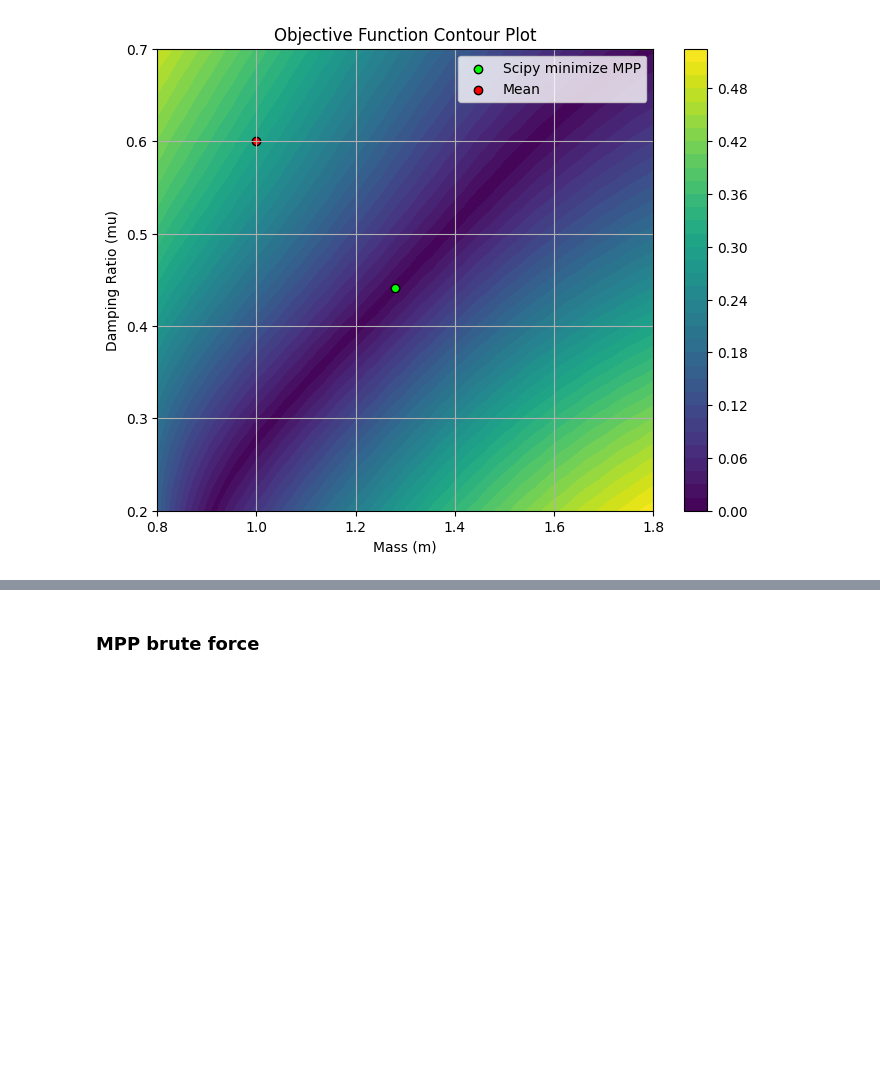
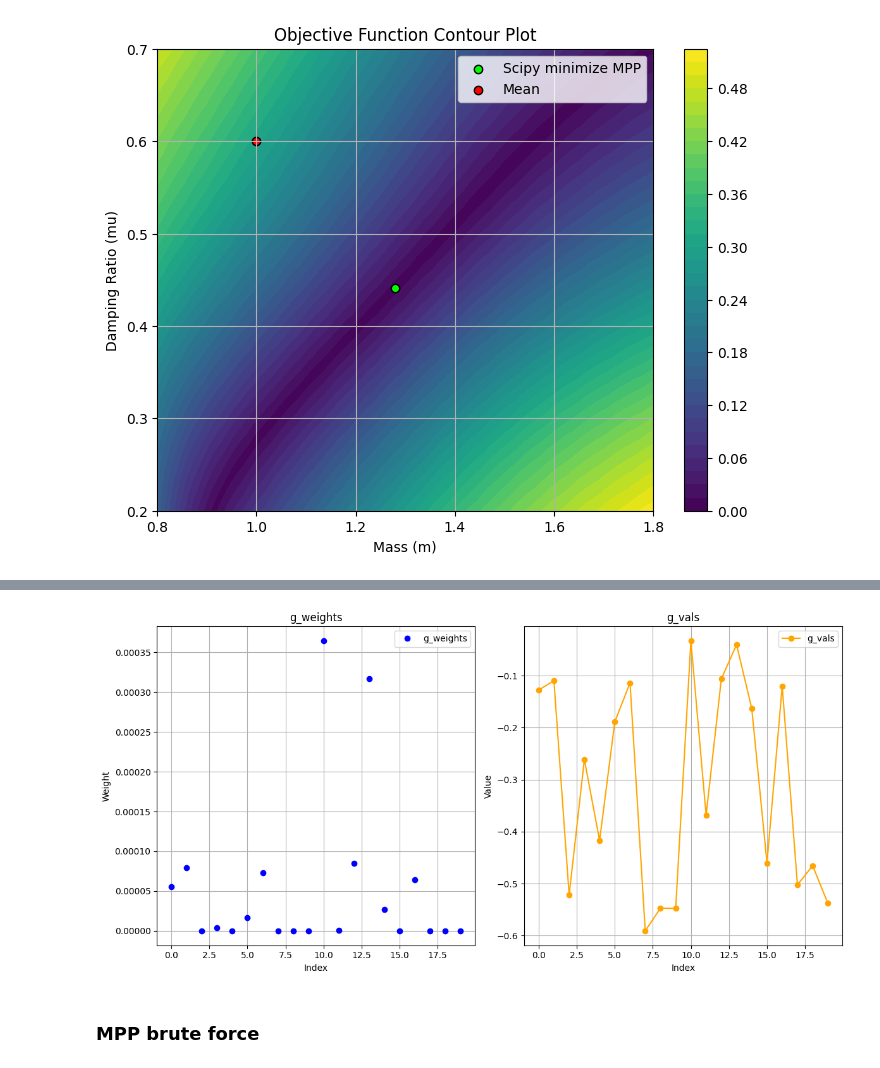
Before and after one commit to jolu2111/Master_thesis, a Jupyter notebook: Code/05_Normalization.ipynb, the cells around one changed output, grey strips where cells are left out. Cells and saved outputs as stored; diff of their text form; code cells hidden in the pictures; blank space fills up the shorter version.

```diff
--- a/Code/05_Normalization.ipynb
+++ b/Code/05_Normalization.ipynb
@@ -456,5 +427,0 @@ print(LHS_samples)
-# %%
-row=(LHS_samples[1])
-print(row[3])
-input=make_input_params(t_test, row, params['norm_info'])
-print(input)
@@ -491,3 +545,27 @@ TypeError: PINN_vanilla_oscillator.forward() takes 7 positional arguments but 10
+# %%
+plt.figure(figsize=(12, 6))
+# Plot g_weights
+plt.subplot(1, 2, 1)
+plt.plot(G_weights[:20], 'o', label='g_weights', color='blue')
+plt.title('g_weights')
+plt.xlabel('Index')
+plt.ylabel('Weight')
+plt.grid(True)
+plt.legend()
+
+# Plot g_vals
+plt.subplot(1, 2, 2)
+plt.plot(-abs(G_vals[:20]), 'o-', label='g_vals', color='orange')
+plt.title('g_vals')
+plt.xlabel('Index')
+plt.ylabel('Value')
+plt.grid(True)
+plt.legend()
+
+plt.tight_layout()
+plt.show()
+# %% [output]
+[figure, added]
 # %% [markdown]
 ### MPP brute force
 # %% [markdown]
```
Also changed, not shown: parts of 23 cells of this notebook, 3 other files.
